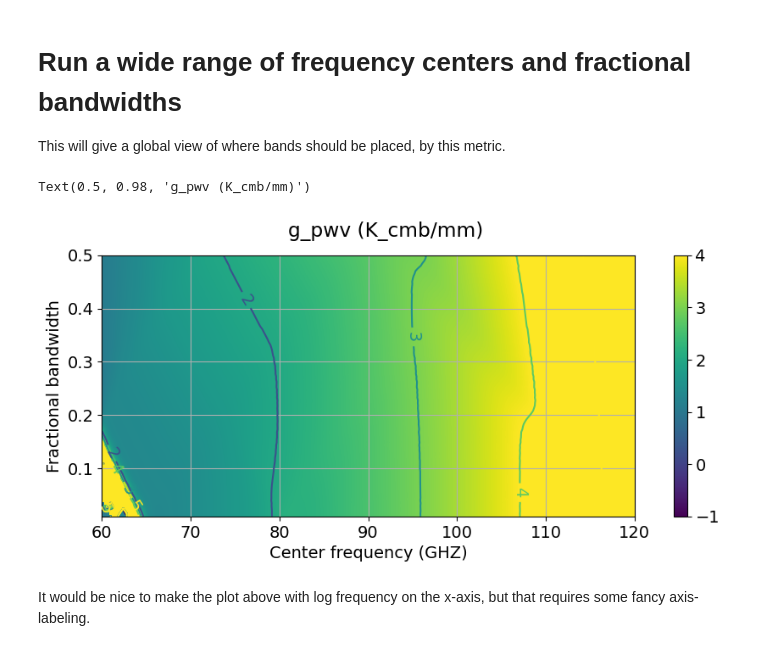
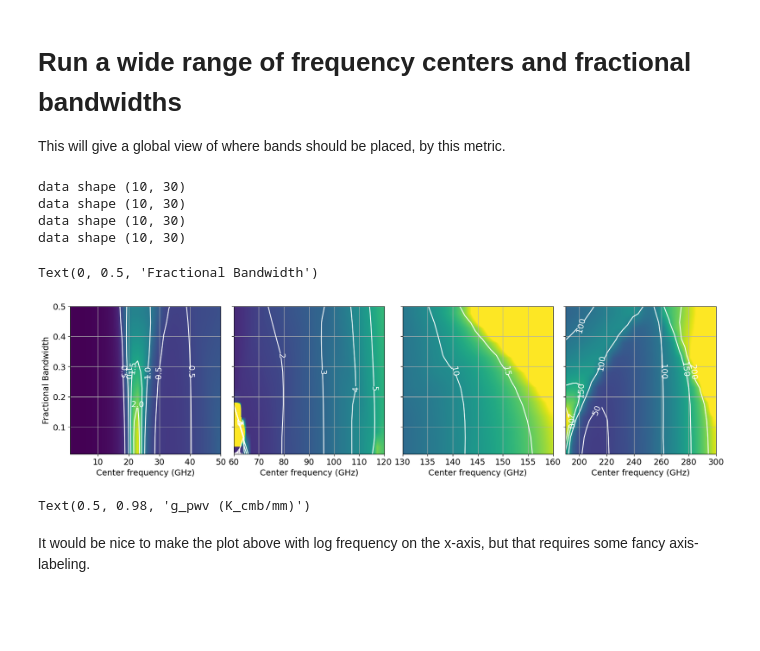
Before and after one commit to JohnRuhl/Atmos_pwv_flucts, a Jupyter notebook: Atmos_pwv_flucts.ipynb, the cells around one changed output. Saved outputs shown, nothing was run; the diff lists cells and outputs as text; code cells hidden in the pictures; blank space fills up the shorter version.

Commit message:
got 2D plots working pretty well

```diff
--- a/Atmos_pwv_flucts.ipynb
+++ b/Atmos_pwv_flucts.ipynb
@@ -315,26 +344,42 @@ for center in band_center_vec:
+# %%
+plt.rcParams.update({'font.size': 14})
+plt.rcParams['figure.figsize'] = [16, 12]
+
+fig,axs = plt.subplots(nrows=1,ncols=4,sharey=True,constrained_layout=True)
+fig.set_constrained_layout_pads(w_pad=2 / 72, h_pad=2 / 72, hspace=0.1,wspace=0.0)
+
+outdat = make_one_plot(1,50,atmos)
+plot_one_panel(outdat,axs,0,0,2.5,[0,0.5,1,1.5,2])
+
+outdat = make_one_plot(60,120,atmos)
+plot_one_panel(outdat,axs,1,0,9,[0,1,2,3,4,5])
+
+outdat = make_one_plot(130,160,atmos)
+plot_one_panel(outdat,axs,2,0,20,[0,5,10,15])
+
+outdat = make_one_plot(190,300,atmos)
+plot_one_panel(outdat,axs,3,0,250,[0,50,100,150,200])
+axs[0].set_ylabel('Fractional Bandwidth')
+#fig.suptitle('g_pwv for South Pole')
+# %% [output]
+data shape (10, 30)
+data shape (10, 30)
+data shape (10, 30)
+data shape (10, 30)
+Text(0, 0.5, 'Fractional Bandwidth')
+[figure, added]
 # %%
 plt.rcParams.update({'font.size': 14})
 plt.rcParams['figure.figsize'] = [12, 4]
-min_c = band_center_vec[0]
-max_c = band_center_vec[-1]
-min_w = frac_bandwidth_vec[0]
-max_w = frac_bandwidth_vec[-1]
 
-fig,ax1 = plt.subplots(1,1)
-data = np.abs(out_gpwv.T)
-panel = ax1.imshow(data, origin='lower',vmin = -1,vmax=4,interpolation='bilinear',extent=(min_c, max_c, min_w, max_w))
-fig.colorbar(panel, ax=ax1)
-cset = ax1.contour(band_center_vec,frac_bandwidth_vec,data,levels=[1,2,3,4,5]) #,levels,colors='w')
-ax1.clabel(cset)
-aspect_factor = (fhigh-flow)
-ax1.set_aspect(aspect_factor)
-ax1.set_xlabel('Center frequency (GHZ)')
-ax1.set_ylabel('Fractional bandwidth')
-ax1.grid()
+nrows = 4
+flows = [1,60,]
+
+
+
 fig.suptitle('g_pwv (K_cmb/mm)')
 # %% [output]
 Text(0.5, 0.98, 'g_pwv (K_cmb/mm)')
-[figure, removed]
 # %% [markdown]
 It would be nice to make the plot above with log frequency on the x-axis, but that requires some fancy axis-labeling.
 # %%
```
Also changed, not shown: parts of 1 cell of this notebook.
